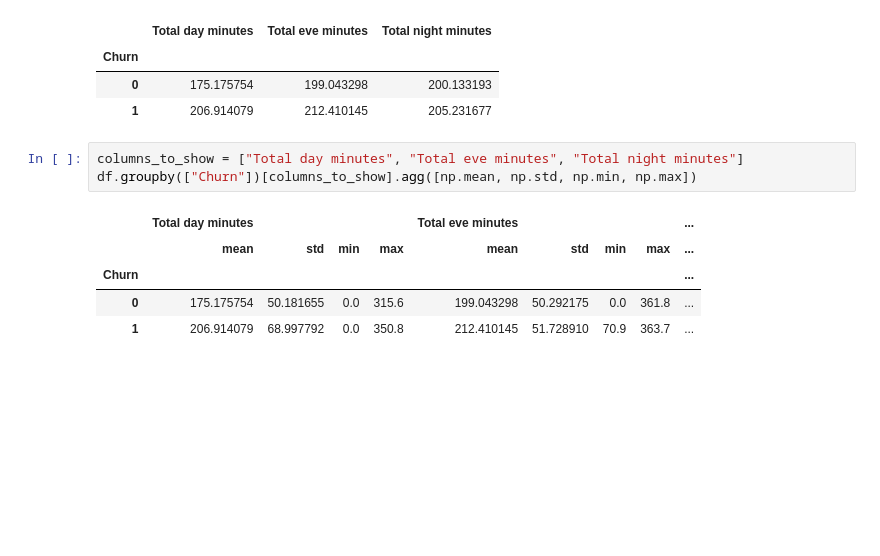
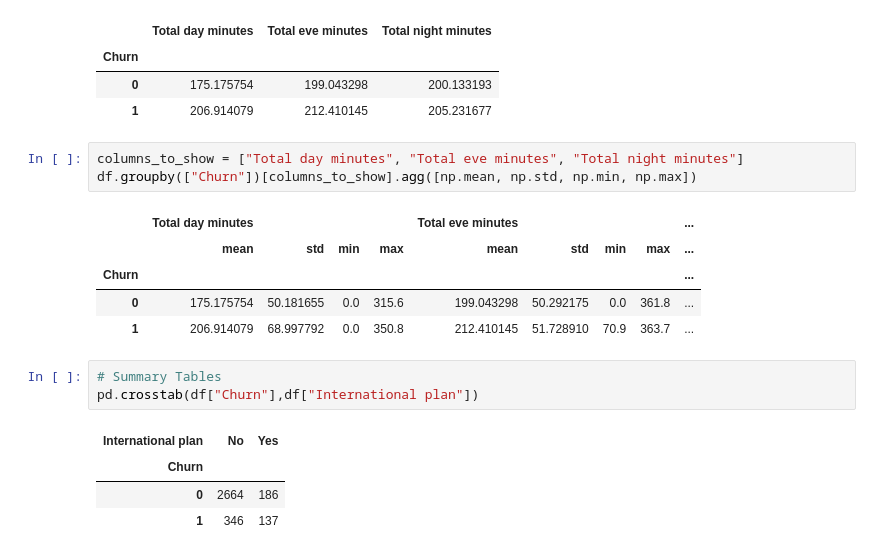
Before and after one commit to pb319/Exploring_EDA, a Jupyter notebook: practice1.ipynb, the cells around one changed output. Drawn from its saved outputs; the diff is of its cells as text; blank space fills up the shorter version.

```diff
--- a/practice1.ipynb
+++ b/practice1.ipynb
@@ -290,3 +292,11 @@ df.groupby(["Churn"])[columns_to_show].agg([np.mean, np.std, np.min, np.max])
 | Churn |  |  |  |  |  |  |  |  | ... |
 | 0 | 175.175754 | 50.181655 | 0.0 | 315.6 | 199.043298 | 50.292175 | 0.0 | 361.8 | ... |
 | 1 | 206.914079 | 68.997792 | 0.0 | 350.8 | 212.410145 | 51.728910 | 70.9 | 363.7 | ... |
+# %%
+# Summary Tables
+pd.crosstab(df["Churn"],df["International plan"])
+# %% [output]
+| International plan | No | Yes |
+| Churn |  |  |
+| 0 | 2664 | 186 |
+| 1 | 346 | 137 |
```
Also changed, not shown: parts of 12 cells of this notebook.
